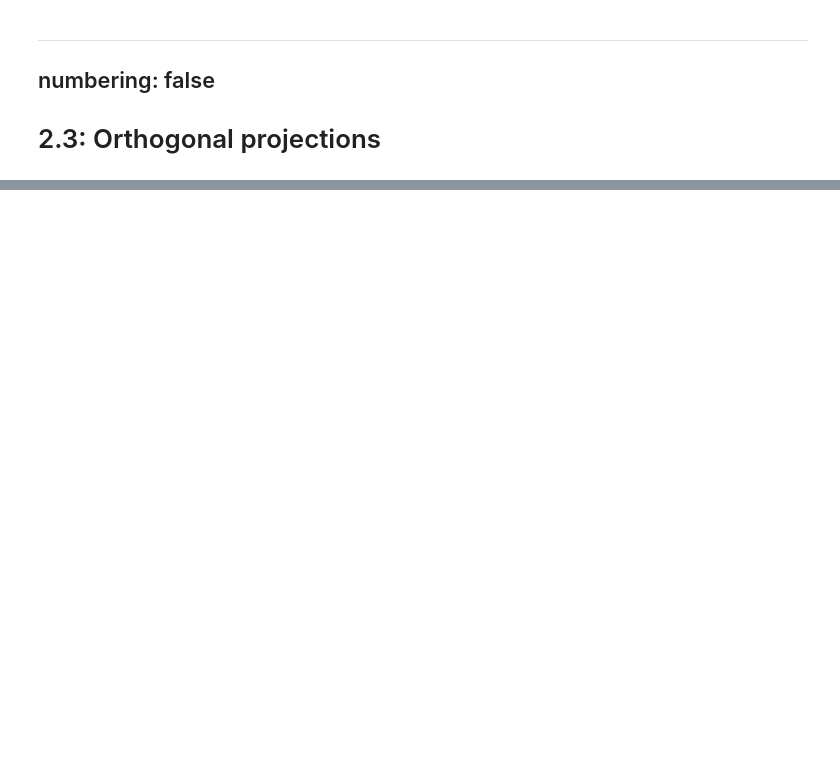
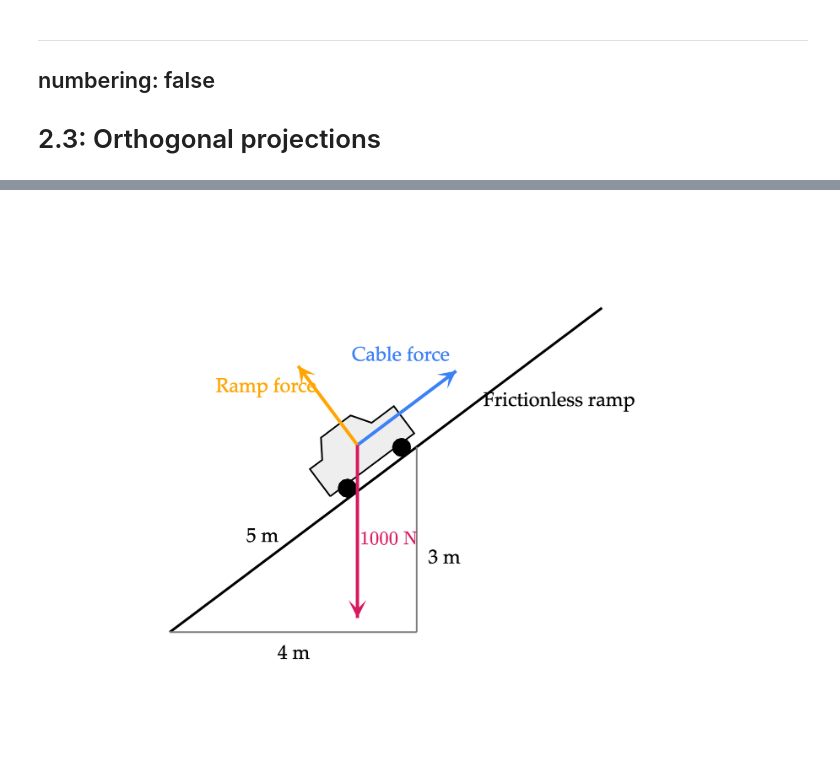
Before and after one commit to math-124/notes, a Jupyter notebook: ch02/02-03.ipynb, the cells around one changed output, grey strips where cells are left out. Cells and saved outputs as stored; diff of their text form; code cells hidden in the pictures; blank space fills up the shorter version.

```diff
--- a/ch02/02-03.ipynb
+++ b/ch02/02-03.ipynb
@@ -452,0 +230,26 @@ This is the vector subtraction from [Chapter 1.4](../ch01/01-04.ipynb). As a che
+# %%
+fig=base2((-1,8),(-1.5,6.5),width=820,height=680)
+fig.update_xaxes(visible=False); fig.update_yaxes(visible=False)
+u=np.array([4/5,3/5]); normal=np.array([-3/5,4/5])
+line2(fig,(0,0),(7,5.25),'black',width=3)
+line2(fig,(0,0),(4,0),'gray'); line2(fig,(4,0),(4,3),'gray')
+label2(fig,(2,-0.35),'4 m'); label2(fig,(4.45,1.2),'3 m')
+label2(fig,(1.5,1.55),'5 m')
+anchor=np.array([3.4,2.55])
+def vehicle_points(points):
+    points=np.asarray(points)
+    return anchor+points[:,0,None]*u+points[:,1,None]*normal
+body=vehicle_points([[-0.85,0.2],[0.85,0.2],[0.85,0.75],[0.4,0.75],[0.2,1.05],[-0.4,1.05],[-0.6,0.75],[-0.85,0.75],[-0.85,0.2]])
+fig.add_trace(go.Scatter(x=body[:,0],y=body[:,1],mode='lines',fill='toself',fillcolor='#eeeeee',line=dict(color='black',width=2)))
+for along in [-0.55,0.55]:
+    center=anchor+along*u+0.14*normal
+    t=np.linspace(0,2*np.pi,60)
+    fig.add_trace(go.Scatter(x=center[0]+0.14*np.cos(t),y=center[1]+0.14*np.sin(t),mode='lines',fill='toself',fillcolor='black',line=dict(color='black')))
+start=anchor+0.6*normal
+vec2(fig,start+2*u,'Cable force',BLUE,start=start,dx=-0.1,dy=0.85)
+vec2(fig,start+1.6*normal,'Ramp force',ORANGE,start=start,dx=-1.0,dy=0.3)
+vec2(fig,start+np.array([0,-2.8]),r'$1000\text{ N}$',PINK,start=start,dx=0.5,dy=-0.1)
+label2(fig,(6.3,3.75),'Frictionless ramp')
+fig.show(scale=2)
+# %% [output]
+[figure, added]
```
Also changed, not shown: parts of 20 cells of this notebook, 2 other files.
